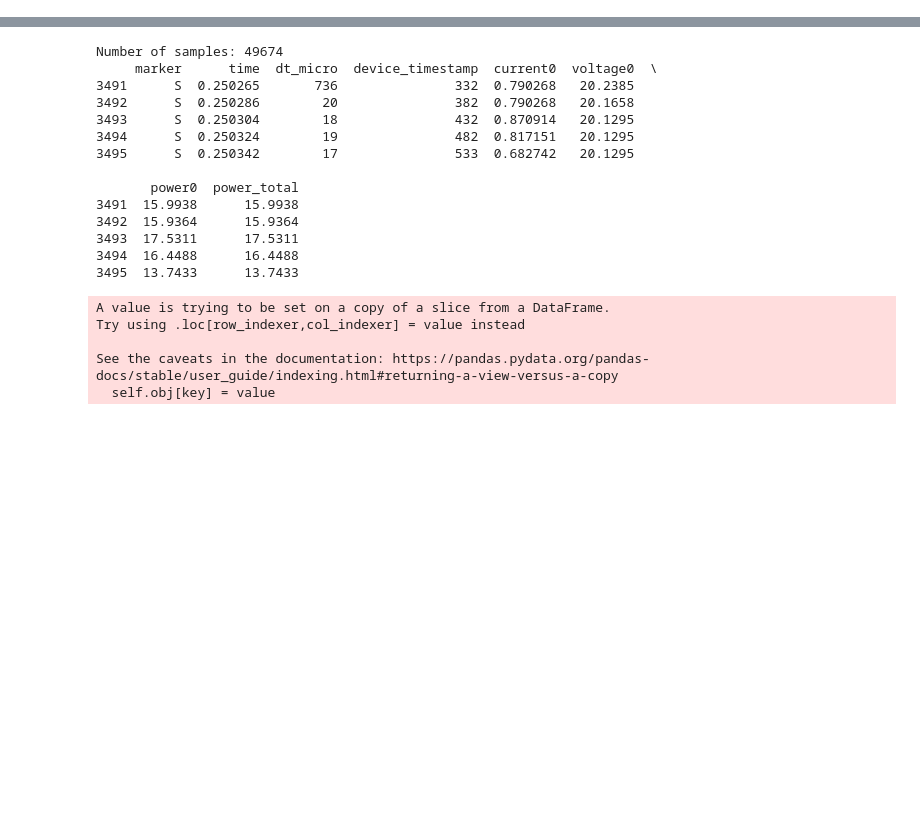
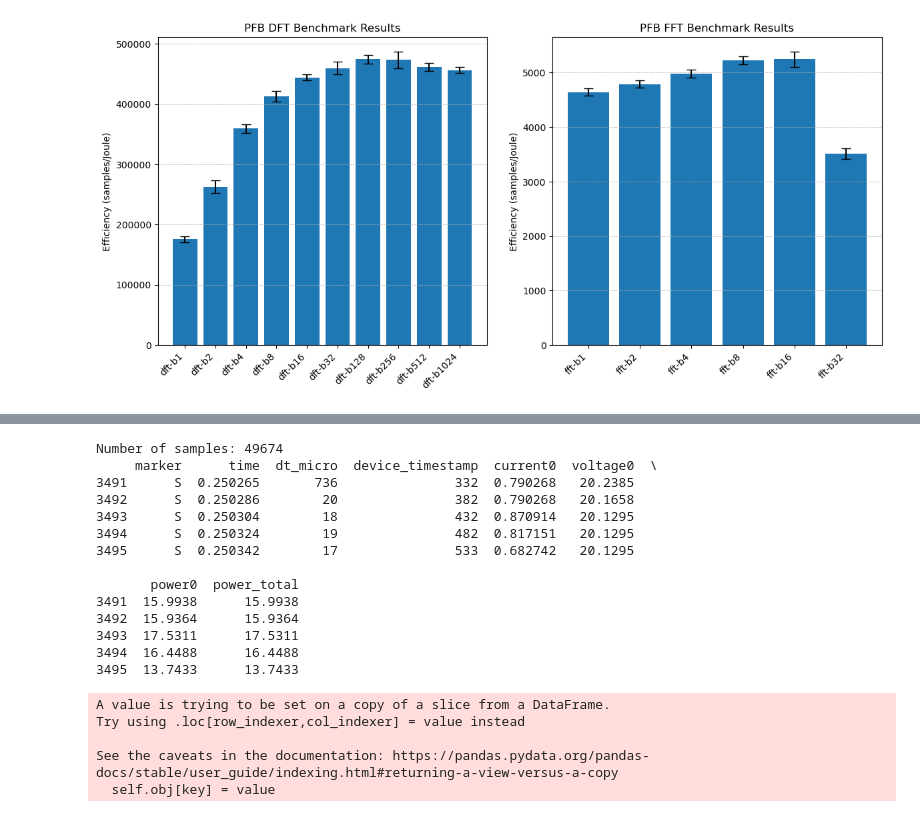
Before and after one commit to HendrikLambert/nvdla-ppf, a Jupyter notebook: analysis/analysis.ipynb, the cells around one changed output, grey strips where cells are left out. Saved outputs shown, nothing was run; the diff lists cells and outputs as text; code cells hidden in the pictures; blank space fills up the shorter version.

```diff
--- a/analysis/analysis.ipynb
+++ b/analysis/analysis.ipynb
@@ -4,0 +48,20 @@ import matplotlib.cm as cm
+# %%
+##### Efficiency
+
+# Plotting of dft and fft in two different subplots
+fig, axs = plt.subplots(1, 2, figsize=(14, 6))
+# Plot DFT stats
+axs[0].bar(dft_stats['model_short'], dft_stats['samples_per_joule_mean'], yerr=dft_stats['samples_per_joule_std'], capsize=5)
+axs[0].set_title('PFB DFT Benchmark Results')
+axs[0].set_ylabel('Efficiency (samples/Joule)')
+axs[0].set_xticklabels(dft_stats['model_short'], rotation=45, ha='right')
+axs[0].grid(axis='y', linestyle='--', linewidth=0.5)
+
+# Plot FFT stats
+axs[1].bar(fft_stats['model_short'], fft_stats['samples_per_joule_mean'], yerr=fft_stats['samples_per_joule_std'], capsize=5)
+axs[1].set_title('PFB FFT Benchmark Results')
+axs[1].set_ylabel('Efficiency (samples/Joule)')
+axs[1].set_xticklabels(fft_stats['model_short'], rotation=45, ha='right')
+axs[1].grid(axis='y', linestyle='--', linewidth=0.5)
+# %% [output]
+[figure, added]
```
Also changed, not shown: parts of 4 cells of this notebook, 6 other files.
